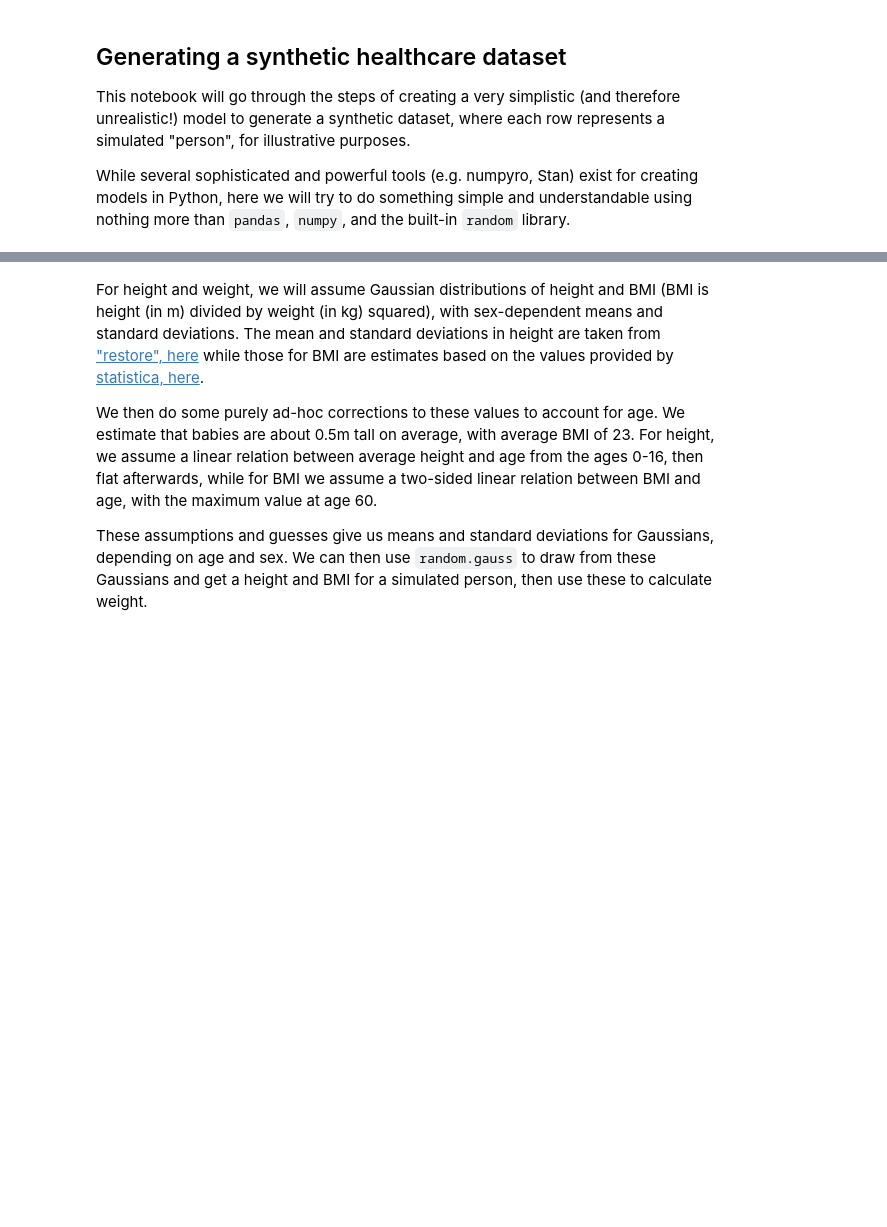
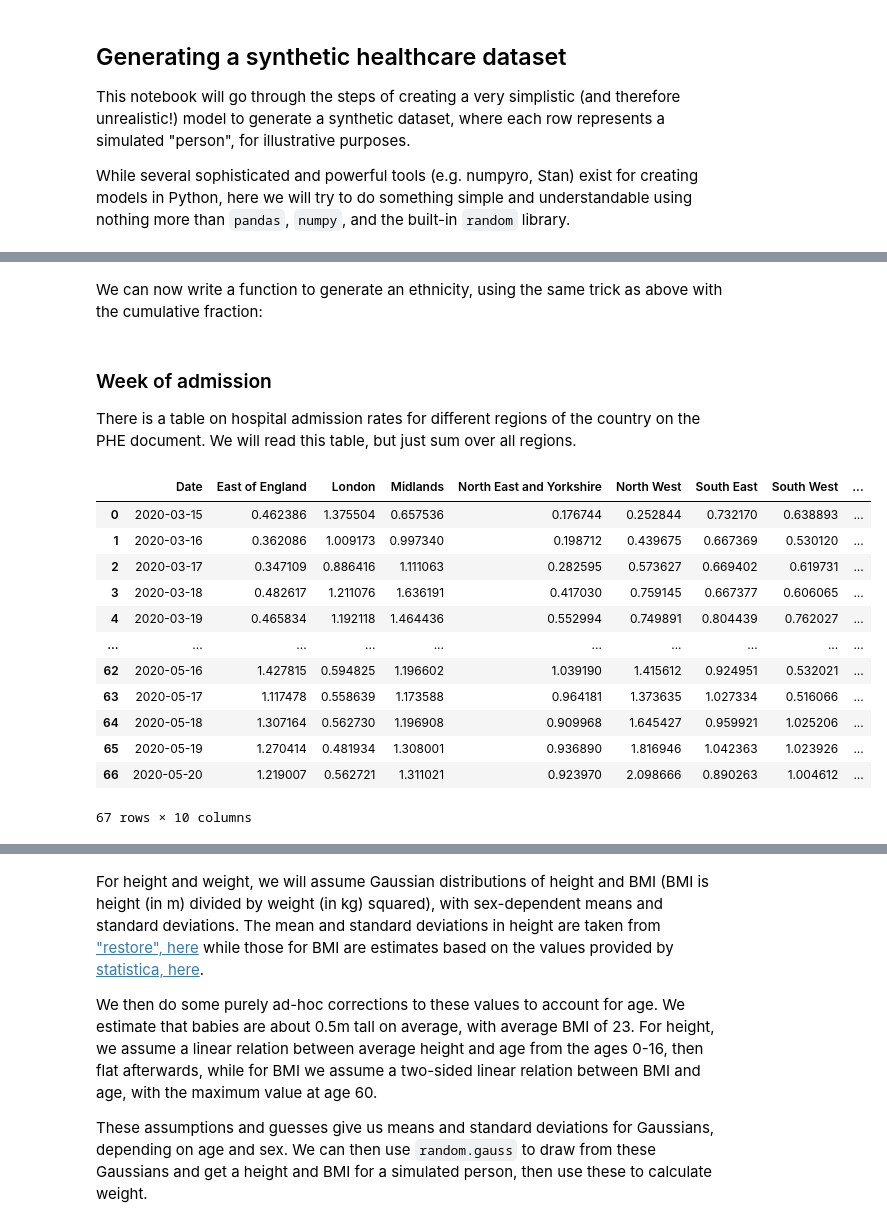
Before and after one commit to chrisdburr/turing-commons, a Jupyter notebook: guidebooks/rri/chapter4/Synthetic_data_generation.ipynb, the cells around one changed output, grey strips where cells are left out. Saved outputs shown, nothing was run; the diff lists cells and outputs as text; code cells hidden in the pictures; blank space fills up the shorter version.

Commit message:
update Synthetic_data_generation notebook to use data from PHE document on disparities in risk and outcomes of COVID

```diff
--- a/guidebooks/rri/chapter4/Synthetic_data_generation.ipynb
+++ b/guidebooks/rri/chapter4/Synthetic_data_generation.ipynb
@@ -185,0 +159,2 @@ def get_gender():
+# %% [markdown]
+We can now write a function to generate an ethnicity, using the same trick as above with the cumulative fraction:
@@ -185,0 +170,23 @@ def get_gender():
+# %% [markdown]
+### Week of admission
+
+There is a table on hospital admission rates for different regions of the country on the PHE document.  We will read this table, but just sum over all regions.
+# %%
+df_hospital_admissions = pd.read_excel("Section_2_-_Geography.ods",sheet_name="Figure_2_3",engine="odf",skiprows=list(range(6))+list(range(74,85)))
+df_hospital_admissions["sum"] = df_hospital_admissions.sum(axis=1)
+df_hospital_admissions["cumulative_frac"] = df_hospital_admissions["sum"].cumsum()/df_hospital_admissions["sum"].sum()
+df_hospital_admissions
+# %% [output]
+|  | Date | East of England | London | Midlands | North East and Yorkshire | North West | South East | South West | ... |
+| 0 | 2020-03-15 | 0.462386 | 1.375504 | 0.657536 | 0.176744 | 0.252844 | 0.732170 | 0.638893 | ... |
+| 1 | 2020-03-16 | 0.362086 | 1.009173 | 0.997340 | 0.198712 | 0.439675 | 0.667369 | 0.530120 | ... |
+| 2 | 2020-03-17 | 0.347109 | 0.886416 | 1.111063 | 0.282595 | 0.573627 | 0.669402 | 0.619731 | ... |
+| 3 | 2020-03-18 | 0.482617 | 1.211076 | 1.636191 | 0.417030 | 0.759145 | 0.667377 | 0.606065 | ... |
+| 4 | 2020-03-19 | 0.465834 | 1.192118 | 1.464436 | 0.552994 | 0.749891 | 0.804439 | 0.762027 | ... |
+| ... | ... | ... | ... | ... | ... | ... | ... | ... | ... |
+| 62 | 2020-05-16 | 1.427815 | 0.594825 | 1.196602 | 1.039190 | 1.415612 | 0.924951 | 0.532021 | ... |
+| 63 | 2020-05-17 | 1.117478 | 0.558639 | 1.173588 | 0.964181 | 1.373635 | 1.027334 | 0.516066 | ... |
+| 64 | 2020-05-18 | 1.307164 | 0.562730 | 1.196908 | 0.909968 | 1.645427 | 0.959921 | 1.025206 | ... |
+| 65 | 2020-05-19 | 1.270414 | 0.481934 | 1.308001 | 0.936890 | 1.816946 | 1.042363 | 1.023926 | ... |
+| 66 | 2020-05-20 | 1.219007 | 0.562721 | 1.311021 | 0.923970 | 2.098666 | 0.890263 | 1.004612 | ... |
+67 rows × 10 columns
```
Also changed, not shown: parts of 62 cells of this notebook, 3 other files.
